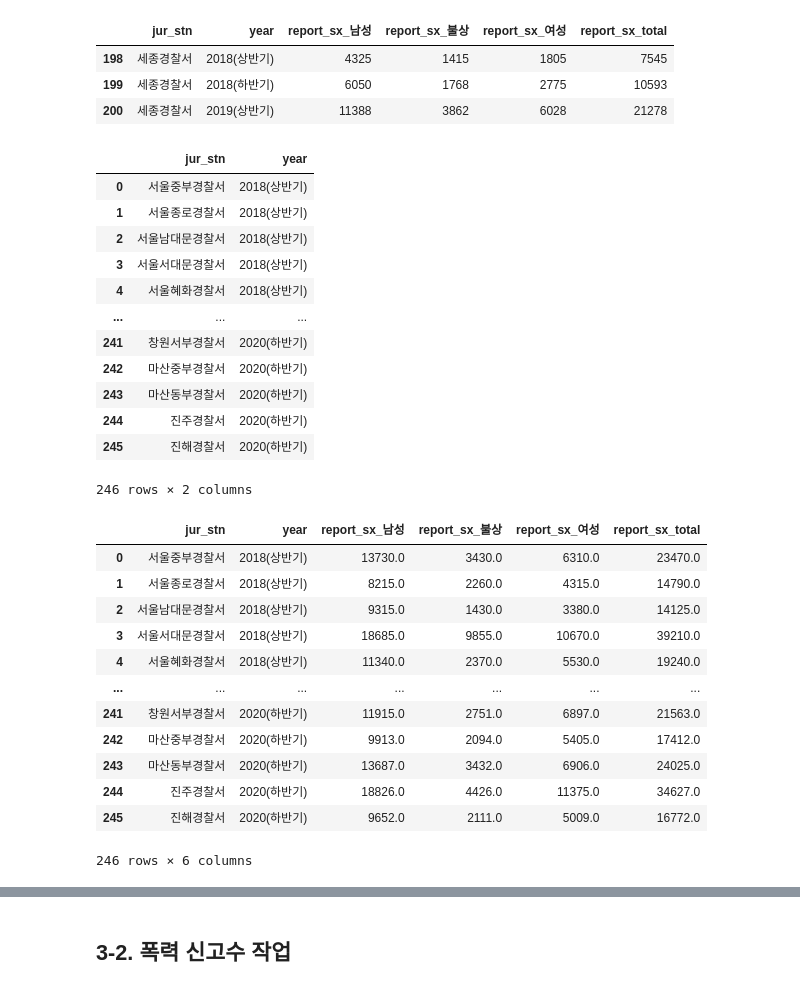
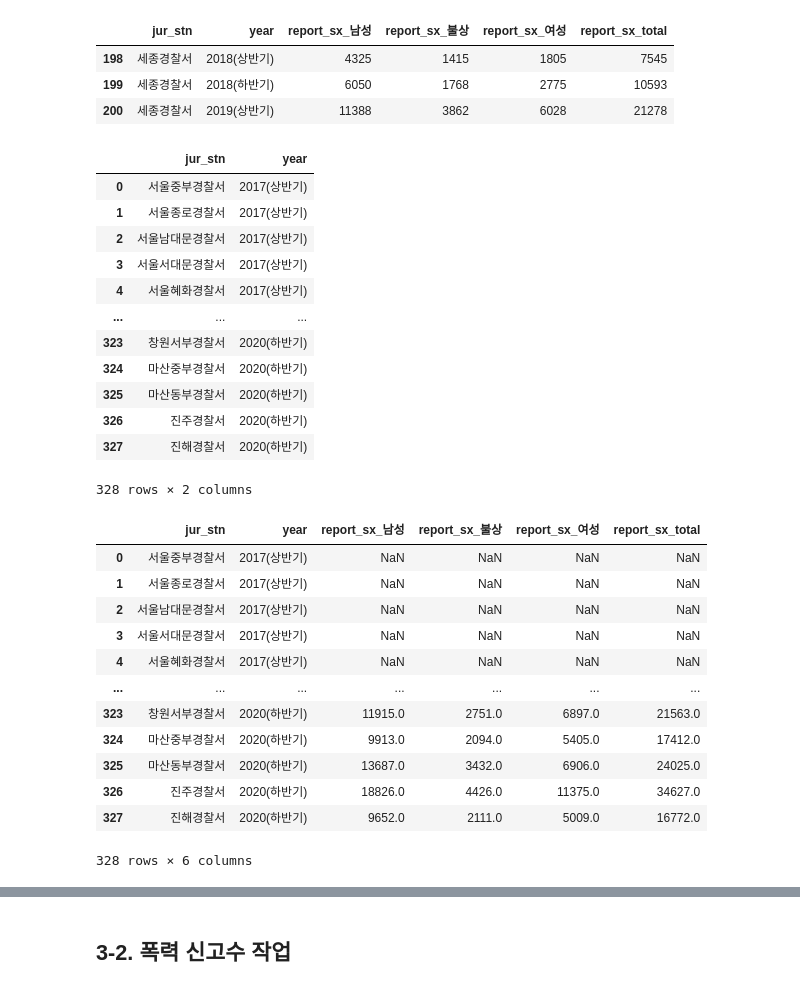
Before and after one commit to PpangPpang93/Main_project_police, a Jupyter notebook: processing_code/5번.112신고_전처리.ipynb, the cells around one changed output, grey strips where cells are left out. Cells and saved outputs as stored; diff of their text form; code cells hidden in the pictures.

```diff
--- a/processing_code/5번.112신고_전처리.ipynb
+++ b/processing_code/5번.112신고_전처리.ipynb
@@ -409,40 +366,39 @@ police_sx[police_sx['jur_stn']=='세종경찰서']
 | 200 | 세종경찰서 | 2019(상반기) | 11388 | 3862 | 6028 | 21278 |
 # %%
 # base_df 호출 및 없는 row 삭제
-base_df=pd.read_csv('./base_df.csv')
-base_df=base_df[(base_df['year']!='2016(이전)')&(base_df['year']!='2017(상반기)')&(base_df['year']!='2017(하반기)')]
+base_df=pd.read_csv('./total/base_df.csv')
+base_df=base_df[(base_df['year']!='2016(이전)')]
 base_df.index=range(len(base_df))
 base_df
 # %% [output]
 |  | jur_stn | year |
-| 0 | 서울중부경찰서 | 2018(상반기) |
-| 1 | 서울종로경찰서 | 2018(상반기) |
-| 2 | 서울남대문경찰서 | 2018(상반기) |
-| 3 | 서울서대문경찰서 | 2018(상반기) |
-| 4 | 서울혜화경찰서 | 2018(상반기) |
+| 0 | 서울중부경찰서 | 2017(상반기) |
+| 1 | 서울종로경찰서 | 2017(상반기) |
+| 2 | 서울남대문경찰서 | 2017(상반기) |
+| 3 | 서울서대문경찰서 | 2017(상반기) |
+| 4 | 서울혜화경찰서 | 2017(상반기) |
 | ... | ... | ... |
-| 241 | 창원서부경찰서 | 2020(하반기) |
-| 242 | 마산중부경찰서 | 2020(하반기) |
-| 243 | 마산동부경찰서 | 2020(하반기) |
-| 244 | 진주경찰서 | 2020(하반기) |
-| 245 | 진해경찰서 | 2020(하반기) |
+| 323 | 창원서부경찰서 | 2020(하반기) |
+| 324 | 마산중부경찰서 | 2020(하반기) |
+| 325 | 마산동부경찰서 | 2020(하반기) |
+| 326 | 진주경찰서 | 2020(하반기) |
+| 327 | 진해경찰서 | 2020(하반기) |
-246 rows × 2 columns
+328 rows × 2 columns
 # %%
-# base_df merge해서 0값으로 가져오기
 police_sx = pd.merge(base_df,police_sx,how='outer',on=('jur_stn','year'))
-police_sx.fillna(0.0,inplace=True)
+# police_sx.fillna(0.0,inplace=True)
 police_sx
 # %% [output]
 |  | jur_stn | year | report_sx_남성 | report_sx_불상 | report_sx_여성 | report_sx_total |
-| 0 | 서울중부경찰서 | 2018(상반기) | 13730.0 | 3430.0 | 6310.0 | 23470.0 |
-| 1 | 서울종로경찰서 | 2018(상반기) | 8215.0 | 2260.0 | 4315.0 | 14790.0 |
-| 2 | 서울남대문경찰서 | 2018(상반기) | 9315.0 | 1430.0 | 3380.0 | 14125.0 |
-| 3 | 서울서대문경찰서 | 2018(상반기) | 18685.0 | 9855.0 | 10670.0 | 39210.0 |
-| 4 | 서울혜화경찰서 | 2018(상반기) | 11340.0 | 2370.0 | 5530.0 | 19240.0 |
+| 0 | 서울중부경찰서 | 2017(상반기) | NaN | NaN | NaN | NaN |
+| 1 | 서울종로경찰서 | 2017(상반기) | NaN | NaN | NaN | NaN |
+| 2 | 서울남대문경찰서 | 2017(상반기) | NaN | NaN | NaN | NaN |
+| 3 | 서울서대문경찰서 | 2017(상반기) | NaN | NaN | NaN | NaN |
+| 4 | 서울혜화경찰서 | 2017(상반기) | NaN | NaN | NaN | NaN |
 | ... | ... | ... | ... | ... | ... | ... |
-| 241 | 창원서부경찰서 | 2020(하반기) | 11915.0 | 2751.0 | 6897.0 | 21563.0 |
-| 242 | 마산중부경찰서 | 2020(하반기) | 9913.0 | 2094.0 | 5405.0 | 17412.0 |
-| 243 | 마산동부경찰서 | 2020(하반기) | 13687.0 | 3432.0 | 6906.0 | 24025.0 |
-| 244 | 진주경찰서 | 2020(하반기) | 18826.0 | 4426.0 | 11375.0 | 34627.0 |
-| 245 | 진해경찰서 | 2020(하반기) | 9652.0 | 2111.0 | 5009.0 | 16772.0 |
+| 323 | 창원서부경찰서 | 2020(하반기) | 11915.0 | 2751.0 | 6897.0 | 21563.0 |
+| 324 | 마산중부경찰서 | 2020(하반기) | 9913.0 | 2094.0 | 5405.0 | 17412.0 |
+| 325 | 마산동부경찰서 | 2020(하반기) | 13687.0 | 3432.0 | 6906.0 | 24025.0 |
+| 326 | 진주경찰서 | 2020(하반기) | 18826.0 | 4426.0 | 11375.0 | 34627.0 |
+| 327 | 진해경찰서 | 2020(하반기) | 9652.0 | 2111.0 | 5009.0 | 16772.0 |
-246 rows × 6 columns
+328 rows × 6 columns
```
Also changed, not shown: parts of 38 cells of this notebook, 5 other files.
